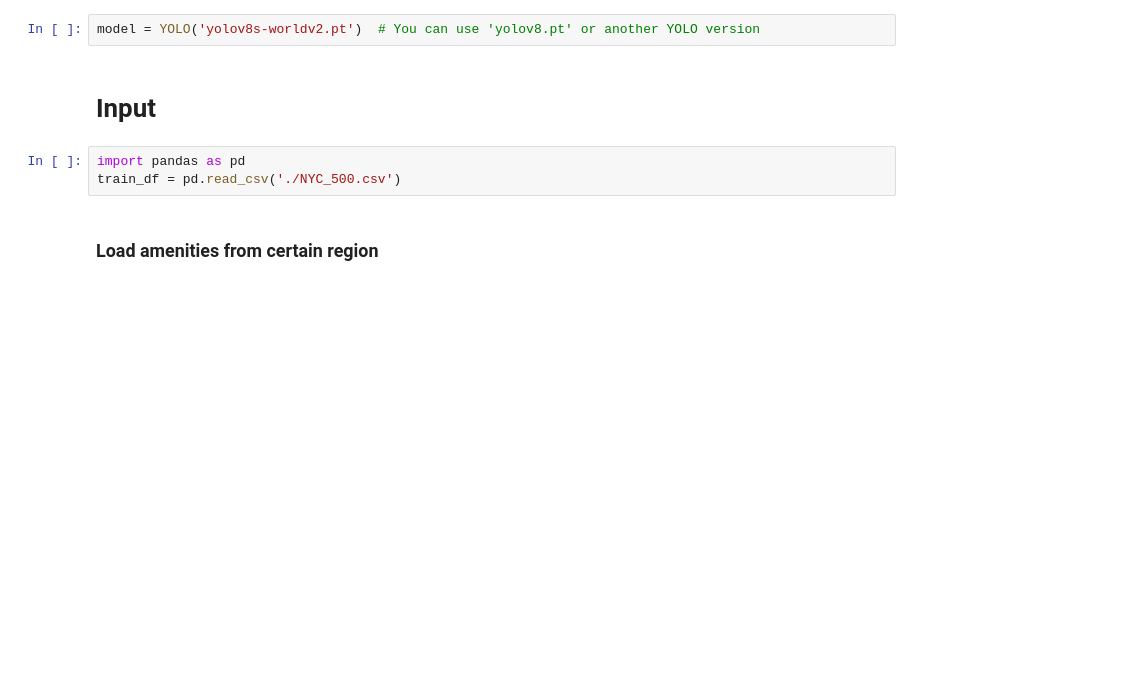
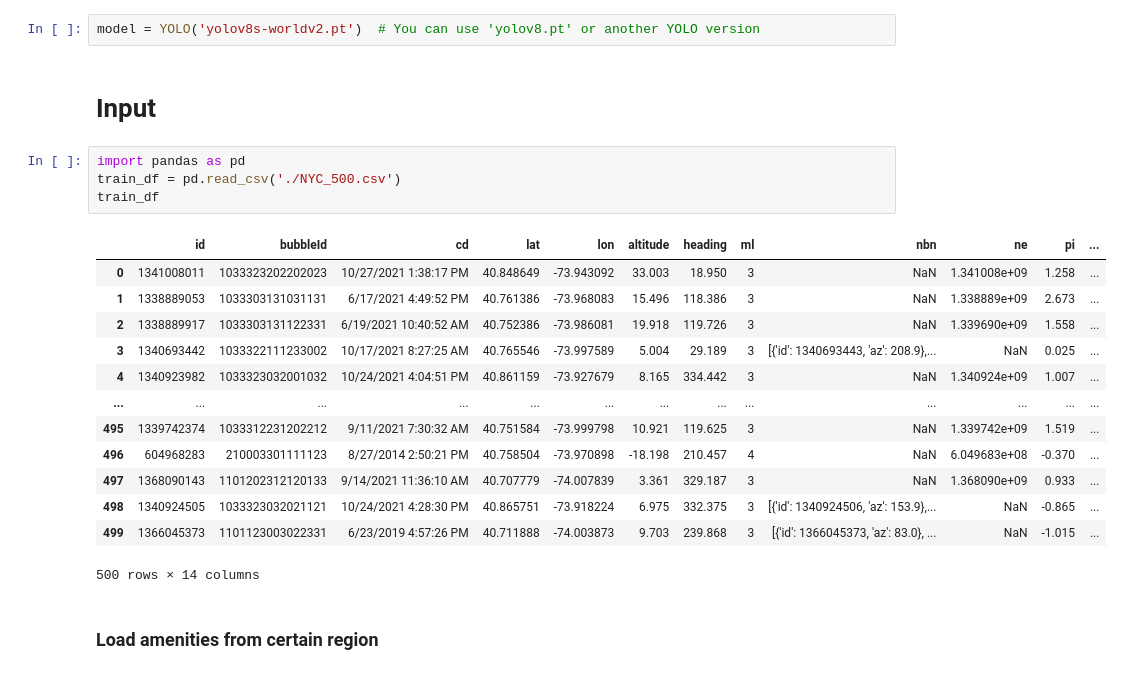
Before and after one commit to liudvikaszekas/distance-vlm, a Jupyter notebook: scripts/YOLO_0.01.ipynb, the cells around one changed output. Cells and saved outputs as stored; diff of their text form; blank space fills up the shorter version.

```diff
--- a/scripts/YOLO_0.01.ipynb
+++ b/scripts/YOLO_0.01.ipynb
@@ -12,6 +12,21 @@ model = YOLO('yolov8s-worldv2.pt')  # You can use 'yolov8.pt' or another YOLO ve
 # %%
 import pandas as pd
 train_df = pd.read_csv('./NYC_500.csv')
+train_df
+# %% [output]
+|  | id | bubbleId | cd | lat | lon | altitude | heading | ml | nbn | ne | pi | ... |
+| 0 | 1341008011 | 1033323202202023 | 10/27/2021 1:38:17 PM | 40.848649 | -73.943092 | 33.003 | 18.950 | 3 | NaN | 1.341008e+09 | 1.258 | ... |
+| 1 | 1338889053 | 1033303131031131 | 6/17/2021 4:49:52 PM | 40.761386 | -73.968083 | 15.496 | 118.386 | 3 | NaN | 1.338889e+09 | 2.673 | ... |
+| 2 | 1338889917 | 1033303131122331 | 6/19/2021 10:40:52 AM | 40.752386 | -73.986081 | 19.918 | 119.726 | 3 | NaN | 1.339690e+09 | 1.558 | ... |
+| 3 | 1340693442 | 1033322111233002 | 10/17/2021 8:27:25 AM | 40.765546 | -73.997589 | 5.004 | 29.189 | 3 | [{'id': 1340693443, 'az': 208.9},... | NaN | 0.025 | ... |
+| 4 | 1340923982 | 1033323032001032 | 10/24/2021 4:04:51 PM | 40.861159 | -73.927679 | 8.165 | 334.442 | 3 | NaN | 1.340924e+09 | 1.007 | ... |
+| ... | ... | ... | ... | ... | ... | ... | ... | ... | ... | ... | ... | ... |
+| 495 | 1339742374 | 1033312231202212 | 9/11/2021 7:30:32 AM | 40.751584 | -73.999798 | 10.921 | 119.625 | 3 | NaN | 1.339742e+09 | 1.519 | ... |
+| 496 | 604968283 | 210003301111123 | 8/27/2014 2:50:21 PM | 40.758504 | -73.970898 | -18.198 | 210.457 | 4 | NaN | 6.049683e+08 | -0.370 | ... |
+| 497 | 1368090143 | 1101202312120133 | 9/14/2021 11:36:10 AM | 40.707779 | -74.007839 | 3.361 | 329.187 | 3 | NaN | 1.368090e+09 | 0.933 | ... |
+| 498 | 1340924505 | 1033323032021121 | 10/24/2021 4:28:30 PM | 40.865751 | -73.918224 | 6.975 | 332.375 | 3 | [{'id': 1340924506, 'az': 153.9},... | NaN | -0.865 | ... |
+| 499 | 1366045373 | 1101123003022331 | 6/23/2019 4:57:26 PM | 40.711888 | -74.003873 | 9.703 | 239.868 | 3 | [{'id': 1366045373, 'az': 83.0}, ... | NaN | -1.015 | ... |
+500 rows × 14 columns
 # %% [markdown]
 ### Load amenities from certain region
 # %%
```
Also changed, not shown: parts of 6 cells of this notebook, 1 other file.
